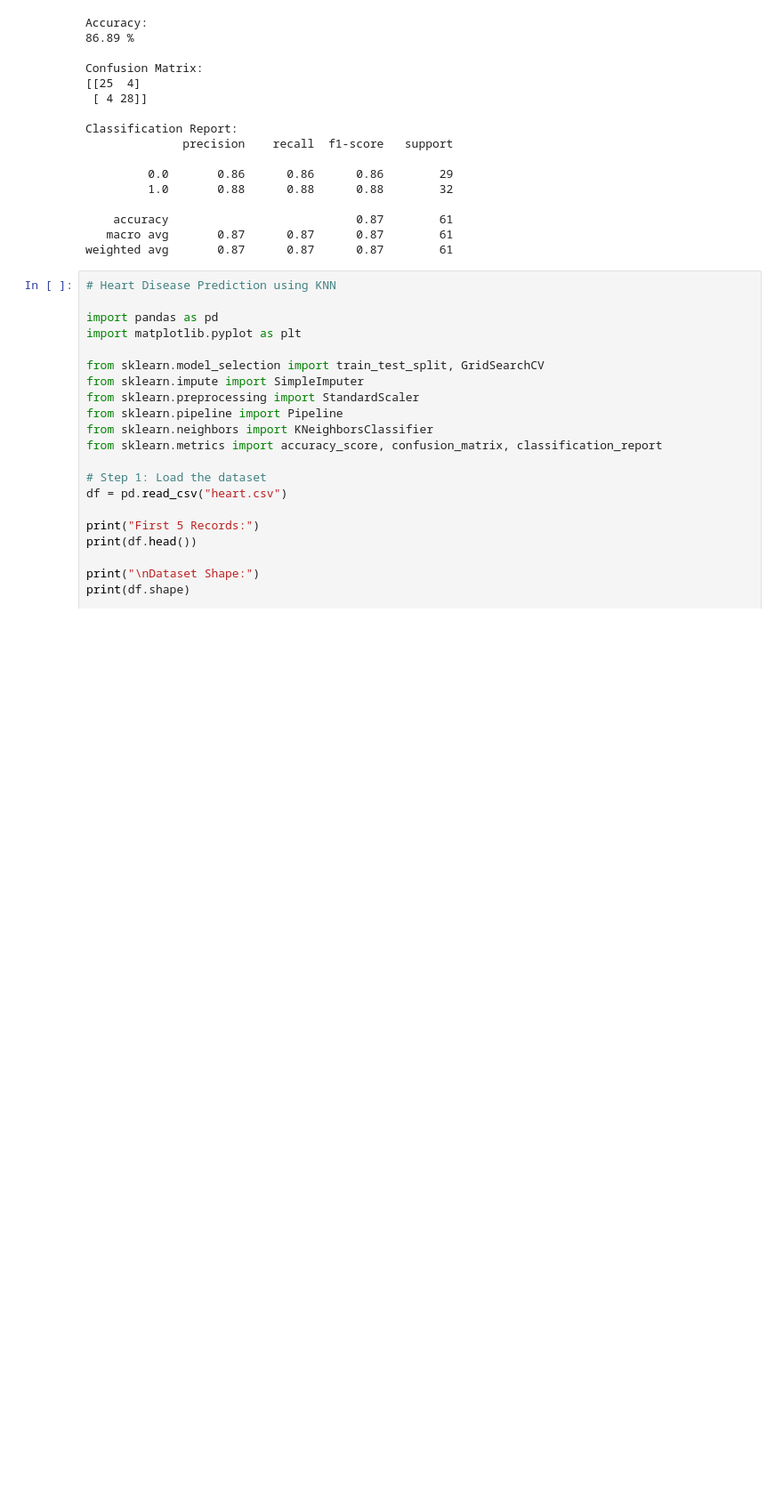
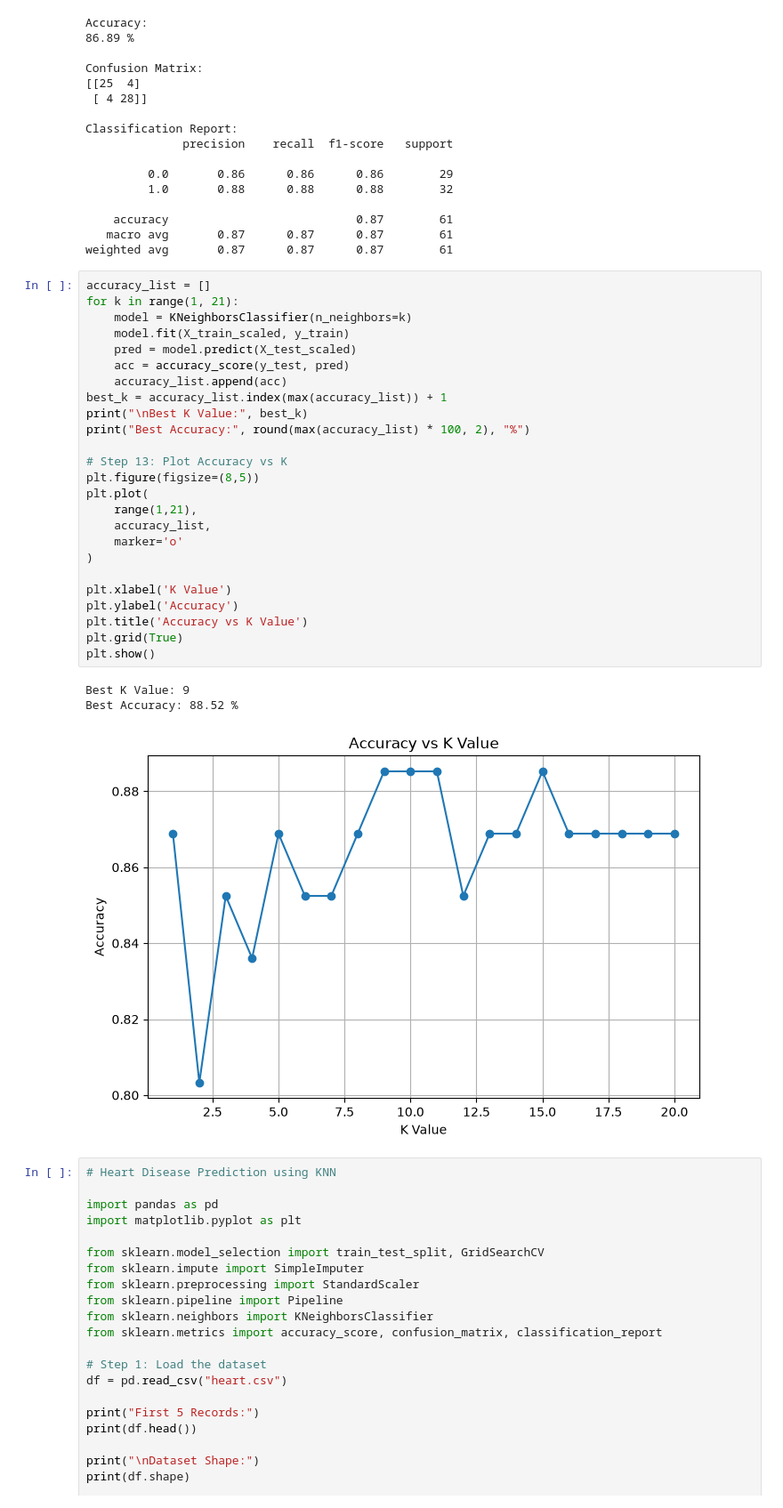
Before and after one commit to Muruli72/python, a Jupyter notebook: College_Labs/MLLAB/lab4.ipynb, the cells around one changed output. Shown at 89% size. Drawn from its saved outputs; the diff is of its cells as text; blank space fills up the shorter version.

```diff
--- a/College_Labs/MLLAB/lab4.ipynb
+++ b/College_Labs/MLLAB/lab4.ipynb
@@ -124,6 +124,35 @@ Classification Report:
     accuracy                           0.87        61
    macro avg       0.87      0.87      0.87        61
 weighted avg       0.87      0.87      0.87        61
+# %%
+accuracy_list = []
+for k in range(1, 21):
+    model = KNeighborsClassifier(n_neighbors=k)
+    model.fit(X_train_scaled, y_train)
+    pred = model.predict(X_test_scaled)
+    acc = accuracy_score(y_test, pred)
+    accuracy_list.append(acc)
+best_k = accuracy_list.index(max(accuracy_list)) + 1
+print("\nBest K Value:", best_k)
+print("Best Accuracy:", round(max(accuracy_list) * 100, 2), "%")
+
+# Step 13: Plot Accuracy vs K
+plt.figure(figsize=(8,5))
+plt.plot(
+    range(1,21),
+    accuracy_list,
+    marker='o'
+)
+
+plt.xlabel('K Value')
+plt.ylabel('Accuracy')
+plt.title('Accuracy vs K Value')
+plt.grid(True)
+plt.show()
+# %% [output]
+Best K Value: 9
+Best Accuracy: 88.52 %
+[figure, added]
 # %%
 # Heart Disease Prediction using KNN
 
```
